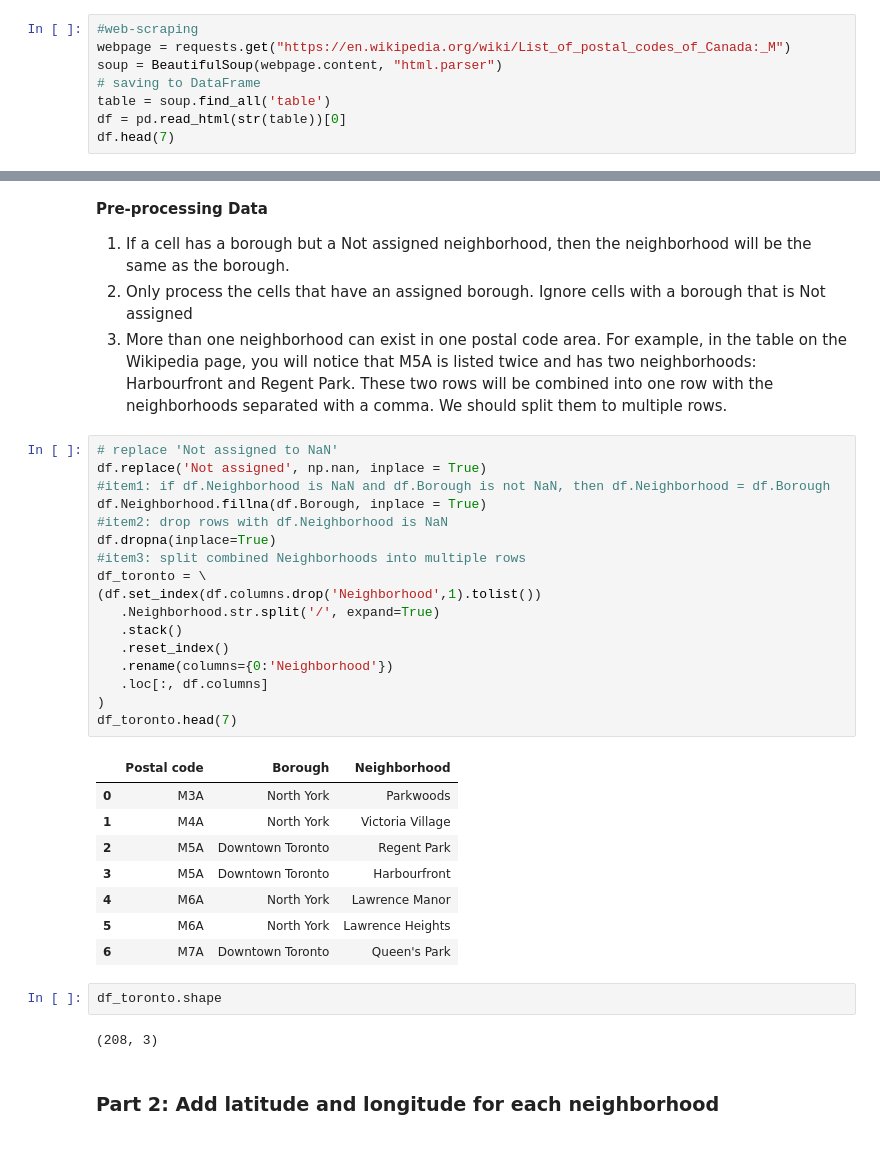
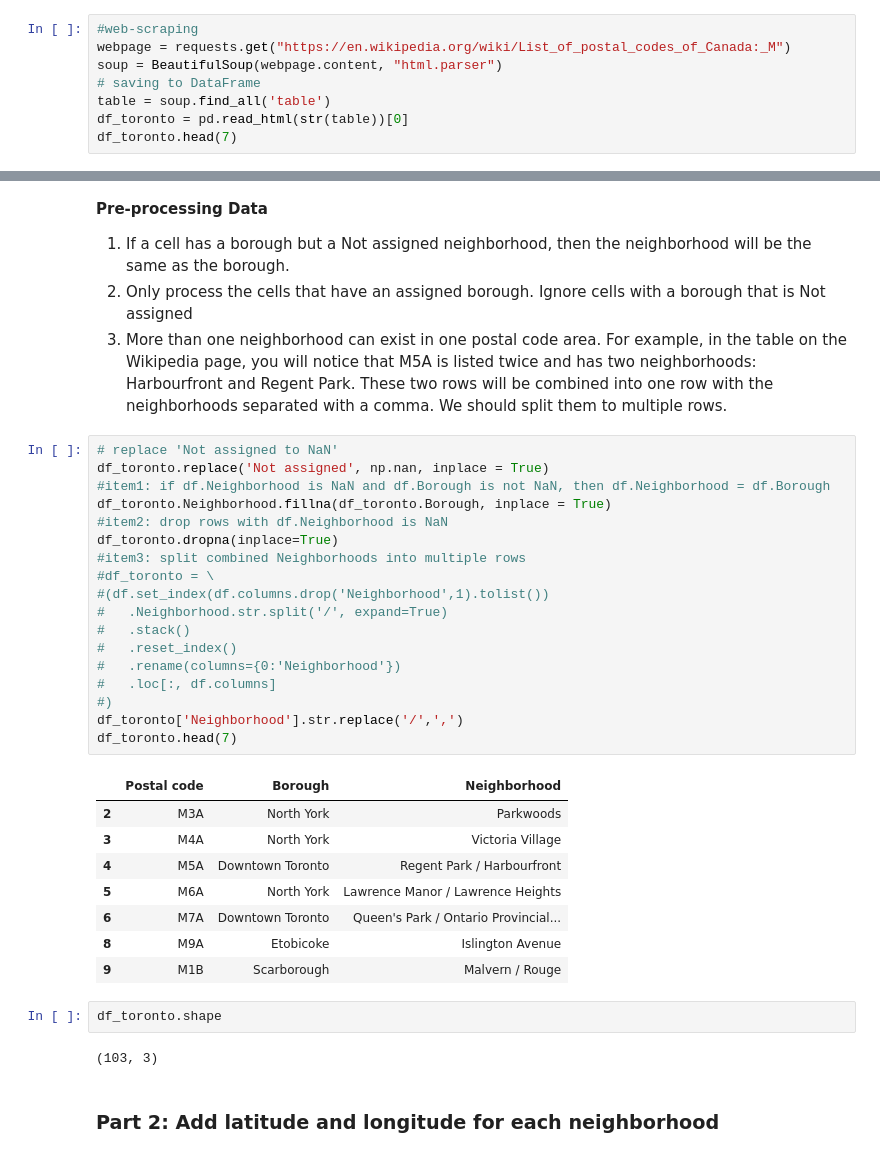
Before and after one commit to VerbenaDemissa/Coursera_Capstone, a Jupyter notebook: Toronto_neighborhoods.ipynb, the cells around one changed output, grey strips where cells are left out. Drawn from its saved outputs; the diff is of its cells as text.

```diff
--- a/Toronto_neighborhoods.ipynb
+++ b/Toronto_neighborhoods.ipynb
@@ -14,8 +14,8 @@ webpage = requests.get("https://en.wikipedia.org/wiki/List_of_postal_codes_of_Ca
 soup = BeautifulSoup(webpage.content, "html.parser")
 # saving to DataFrame
 table = soup.find_all('table')
-df = pd.read_html(str(table))[0]
-df.head(7)
+df_toronto = pd.read_html(str(table))[0]
+df_toronto.head(7)
 # %% [output]
 |  | Postal code | Borough | Neighborhood |
 | 0 | M1A | Not assigned | NaN |
@@ -34,34 +34,35 @@ df.head(7)
 </ol>
 # %%
 # replace 'Not assigned to NaN'
-df.replace('Not assigned', np.nan, inplace = True)
+df_toronto.replace('Not assigned', np.nan, inplace = True)
 #item1: if df.Neighborhood is NaN and df.Borough is not NaN, then df.Neighborhood = df.Borough
-df.Neighborhood.fillna(df.Borough, inplace = True)
+df_toronto.Neighborhood.fillna(df_toronto.Borough, inplace = True)
 #item2: drop rows with df.Neighborhood is NaN
-df.dropna(inplace=True)
+df_toronto.dropna(inplace=True)
 #item3: split combined Neighborhoods into multiple rows
-df_toronto = \
-(df.set_index(df.columns.drop('Neighborhood',1).tolist())
-   .Neighborhood.str.split('/', expand=True)
-   .stack()
-   .reset_index()
-   .rename(columns={0:'Neighborhood'})
-   .loc[:, df.columns]
-)
+#df_toronto = \
+#(df.set_index(df.columns.drop('Neighborhood',1).tolist())
+#   .Neighborhood.str.split('/', expand=True)
+#   .stack()
+#   .reset_index()
+#   .rename(columns={0:'Neighborhood'})
+#   .loc[:, df.columns]
+#)
+df_toronto['Neighborhood'].str.replace('/',',')
 df_toronto.head(7)
 # %% [output]
 |  | Postal code | Borough | Neighborhood |
-| 0 | M3A | North York | Parkwoods |
-| 1 | M4A | North York | Victoria Village |
-| 2 | M5A | Downtown Toronto | Regent Park |
-| 3 | M5A | Downtown Toronto | Harbourfront |
-| 4 | M6A | North York | Lawrence Manor |
-| 5 | M6A | North York | Lawrence Heights |
-| 6 | M7A | Downtown Toronto | Queen's Park |
+| 2 | M3A | North York | Parkwoods |
+| 3 | M4A | North York | Victoria Village |
+| 4 | M5A | Downtown Toronto | Regent Park / Harbourfront |
+| 5 | M6A | North York | Lawrence Manor / Lawrence Heights |
+| 6 | M7A | Downtown Toronto | Queen's Park / Ontario Provincial... |
+| 8 | M9A | Etobicoke | Islington Avenue |
+| 9 | M1B | Scarborough | Malvern / Rouge |
 # %%
 df_toronto.shape
 # %% [output]
-(208, 3)
+(103, 3)
 # %% [markdown]
 <h3>Part 2: Add latitude and longitude for each neighborhood</h3>
 # %%
```
Also changed, not shown: parts of 13 cells of this notebook.
